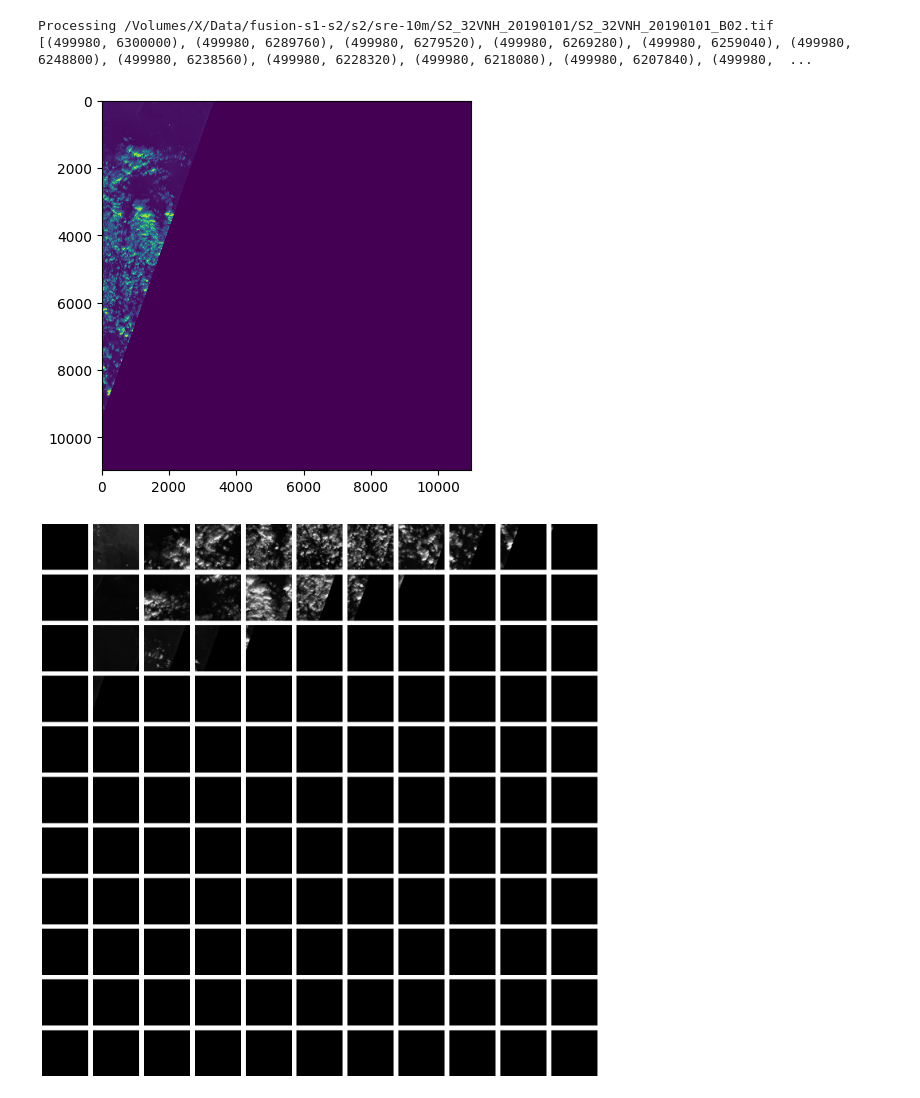
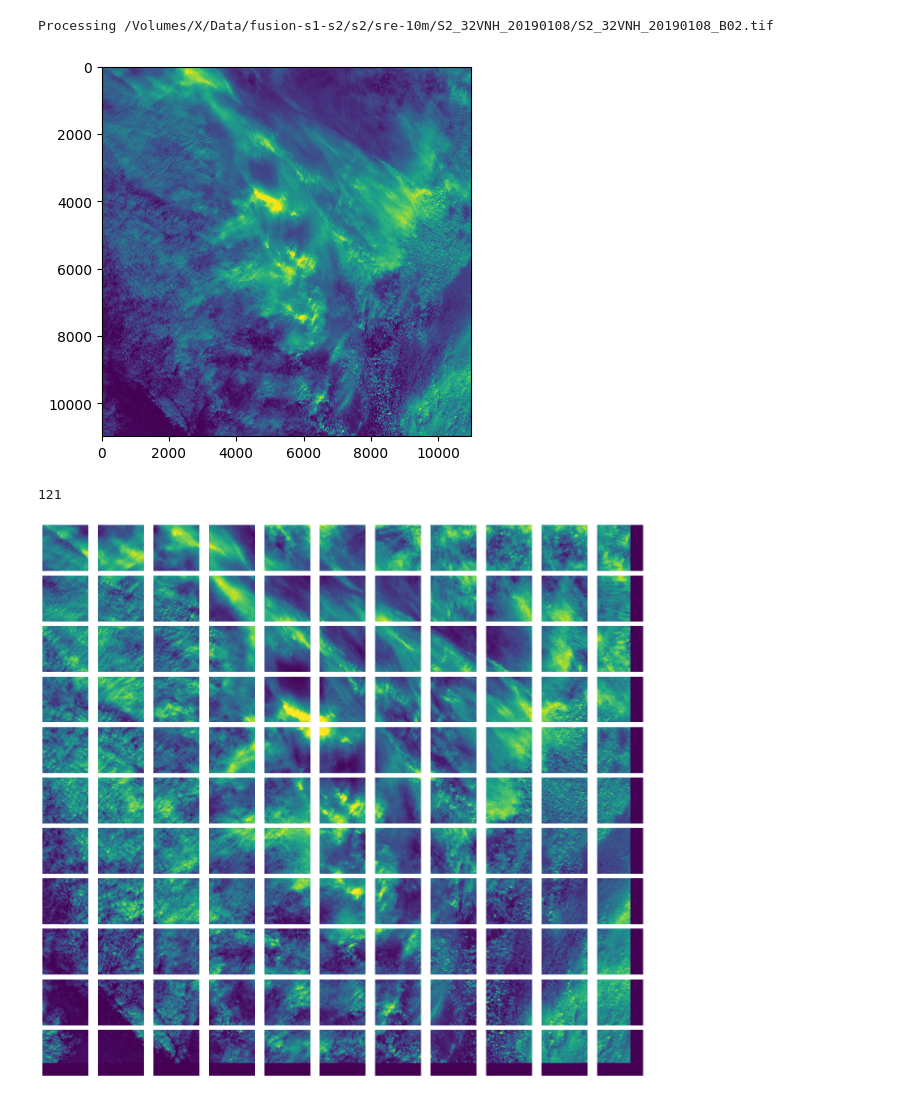
Before and after one commit to ThomasHEBRARD/cloud_removal, a Jupyter notebook: project/pix2pix/cropped.ipynb, the cells around one changed output. Drawn from its saved outputs; the diff is of its cells as text; code cells hidden in the pictures.

Commit message:
fixed cropped

```diff
--- a/project/pix2pix/cropped.ipynb
+++ b/project/pix2pix/cropped.ipynb
@@ -9,8 +9,3 @@ from osgeo import gdal
 from matplotlib import pyplot as plt
 # %%
 DATA_ROOT_DIR = "/Volumes/X/Data/fusion-s1-s2/"
-# %%
-CROP_SIZE = 1024
-INPUT_IMAGE_SIZE = 10980
-length = range(0, INPUT_IMAGE_SIZE - CROP_SIZE, CROP_SIZE)
-ALL_XY_COORDINATES = [(x, y) for x in length for y in length]
@@ -21,7 +18,7 @@ S1_ROOT_PATH = f"{DATA_ROOT_DIR}s1db/32VNH/threeband/044/"
 # s2_bands = ["B02","B03","B04","B05","B06","B07","B08","B11","B12","B8A"]
 s2_bands = ["B02"]
 # %%
-for s2 in os.listdir(S2_ROOT_PATH)[:1]:
+for s2 in os.listdir(S2_ROOT_PATH)[3:4]:
     for band in s2_bands:
         # try:
         image_path = f"{S2_ROOT_PATH}{s2}/{s2}_{band}.tif"
@@ -34,52 +31,55 @@ for s2 in os.listdir(S2_ROOT_PATH)[:1]:
         gt = image.GetGeoTransform()
 
         min_x = int(gt[0])
-        min_y = int(gt[3])
+        min_y = int(gt[3]) - 10240
         max_x = int(gt[0] + width*gt[1])
-        max_y = int(gt[3] + height*gt[5])
+        max_y = int(gt[3] + height*gt[5]) - 10240
 
-        x_length = range(min_x, max_x - CROP_SIZE, CROP_SIZE*10)
-        y_length = range(min_y, max_y + CROP_SIZE, -CROP_SIZE*10)
+        x_length = range(min_x, max_x + CROP_SIZE + 1, CROP_SIZE*10)
+        y_length = range(min_y, max_y - CROP_SIZE + 1, -CROP_SIZE*10)
 
-        ALL_XY_COORDINATES = [(x, y) for x in x_length for y in y_length]
-        print(ALL_XY_COORDINATES)
+        ALL_XY_COORDINATES = [(x, y) for y in y_length for x in x_length]
 
         for idx, (x, y) in enumerate(ALL_XY_COORDINATES):
+            if not os.path.exists(f"data/cropped/{s2}/{s2}_{band}"):
+                os.makedirs(f"data/cropped/{s2}/{s2}_{band}")
+
             vrt_options = gdal.BuildVRTOptions(resolution="highest", outputBounds=(x, y, x + CROP_SIZE * 10, y + CROP_SIZE * 10))
-            gdal.BuildVRT(f"data/cropped/{s2}_{band}_{idx}_{x}_{y}_{CROP_SIZE}.tif", [f"{S2_ROOT_PATH}/{s2}/{s2}_{band}.tif"], options=vrt_options)
+            gdal.BuildVRT(f"data/cropped/{s2}/{s2}_{band}/{s2}_{band}_{idx}_{x}_{y}_{CROP_SIZE}.tif", [f"{S2_ROOT_PATH}/{s2}/{s2}_{band}.tif"], options=vrt_options)
 
 
         # except Exception as e:
         #     print(f"Path {S2_ROOT_PATH}/{s2}/{s2}_{band}.tif doesn't exist")
         #     print(f"ERROR: {e}")
 # %% [output]
-Processing /Volumes/X/Data/fusion-s1-s2/s2/sre-10m/S2_32VNH_20190101/S2_32VNH_20190101_B02.tif
-[(499980, 6300000), (499980, 6289760), (499980, 6279520), (499980, 6269280), (499980, 6259040), (499980, 6248800), (499980, 6238560), (499980, 6228320), (499980, 6218080), (499980, 6207840), (499980,  ...
+Processing /Volumes/X/Data/fusion-s1-s2/s2/sre-10m/S2_32VNH_20190108/S2_32VNH_20190108_B02.tif
 # %%
-ori = gdal.Open(f"{S2_ROOT_PATH}S2_32VNH_20190101/S2_32VNH_20190101_B02.tif")
+ori = gdal.Open(f"{S2_ROOT_PATH}S2_32VNH_20190108/S2_32VNH_20190108_B02.tif")
 plt.imshow(ori.ReadAsArray())
 plt.show()
 # %% [output]
-[figure, old version]
+[figure, new version]
 # %%
 fig = plt.figure(figsize=(18, 18))
-n_rows = 11
+n_rows = 12
 n_cols = 11
 
 def sorting_key(string):
     split_string = string.split('_')
     return int(split_string[4])
 
-image_paths = sorted(os.listdir("data/cropped/"), key=sorting_key)
+print(len(os.listdir("data/cropped/S2_32VNH_20190108/S2_32VNH_20190108_B02")))
+image_paths = sorted(os.listdir("data/cropped/S2_32VNH_20190108/S2_32VNH_20190108_B02"), key=sorting_key)
 for idx, image_path in enumerate(image_paths):
-    image = gdal.Open(f"data/cropped/{image_path}")
+    image = gdal.Open(f"data/cropped/S2_32VNH_20190108/S2_32VNH_20190108_B02/{image_path}")
     ax = fig.add_subplot(n_rows, n_cols, idx + 1)
-    ax.imshow(image.ReadAsArray(), cmap='gray')
+    ax.imshow(image.ReadAsArray())
     ax.axis('off')
 
 plt.subplots_adjust(wspace=0.1, hspace=0.1)
 
 # Show the plot
 plt.show()
 # %% [output]
+121
-[figure, old version]
+[figure, new version]
```
Also changed, not shown: parts of 1 cell of this notebook, 1 other file.
